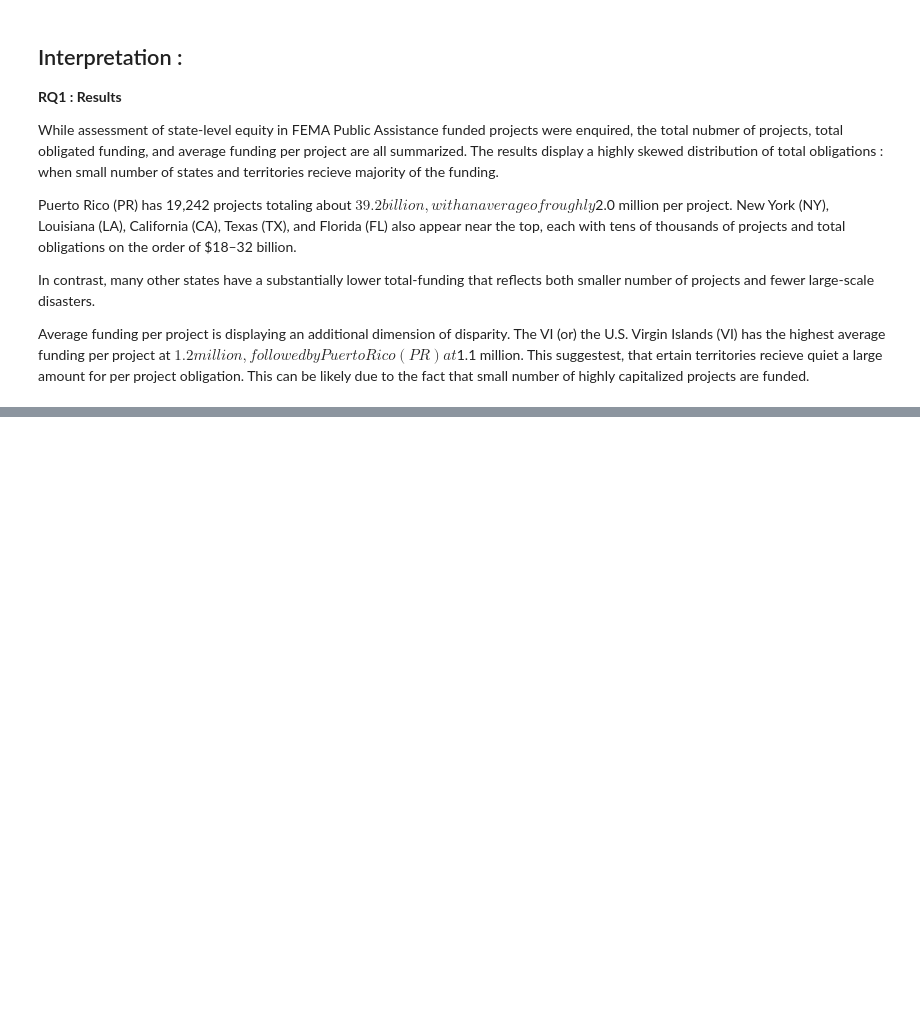
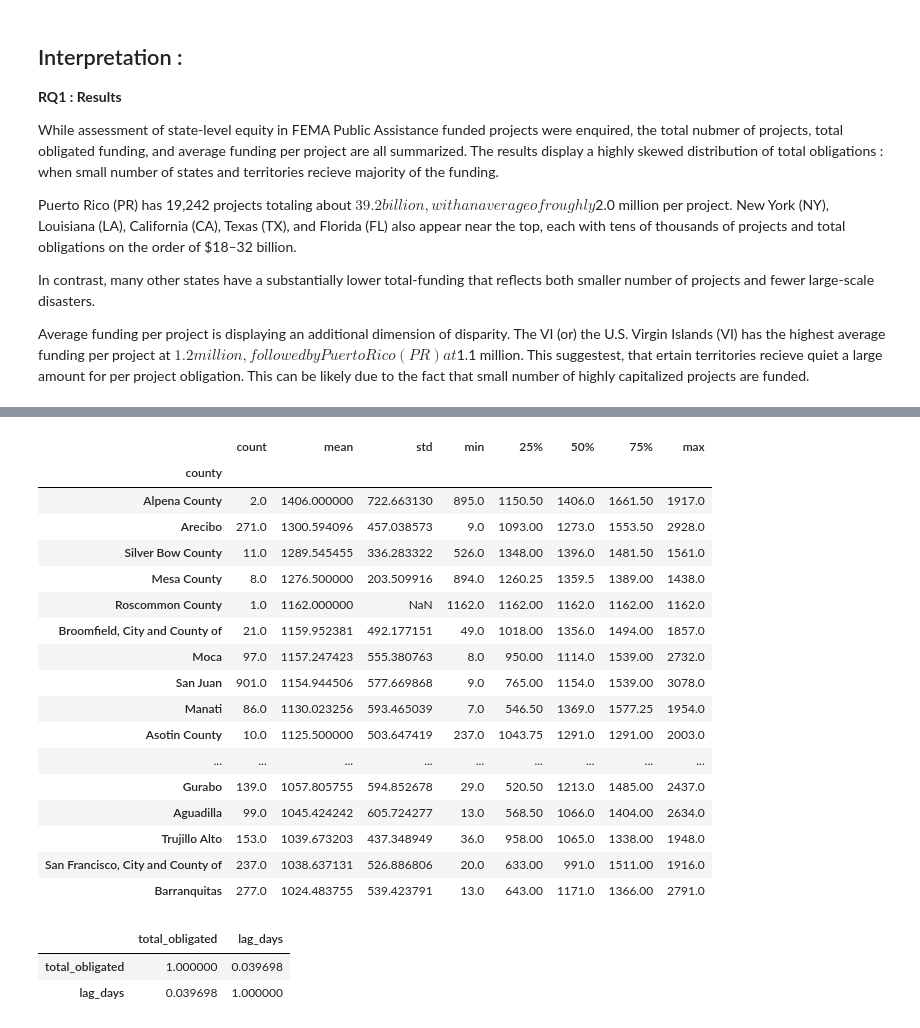
Before and after one commit to keerthanyaa/AIT582-Project-Fall25-DREAM, a Jupyter notebook: notebooks/0-Prelim-Analysis.ipynb, the cells around one changed output, grey strips where cells are left out. Saved outputs shown, nothing was run; the diff lists cells and outputs as text; code cells hidden in the pictures; blank space fills up the shorter version.

```diff
--- a/notebooks/0-Prelim-Analysis.ipynb
+++ b/notebooks/0-Prelim-Analysis.ipynb
@@ -548,0 +765,32 @@ Average funding per project is displaying an additional dimension of disparity.
+# %%
+lag_by_county = (
+    df_clean.groupby("county")["lag_days"]
+            .describe()
+            .sort_values("mean", ascending=False)
+)
+lag_by_county.head(20)
+# %% [output]
+|  | count | mean | std | min | 25% | 50% | 75% | max |
+| county |  |  |  |  |  |  |  |  |
+| Alpena County | 2.0 | 1406.000000 | 722.663130 | 895.0 | 1150.50 | 1406.0 | 1661.50 | 1917.0 |
+| Arecibo | 271.0 | 1300.594096 | 457.038573 | 9.0 | 1093.00 | 1273.0 | 1553.50 | 2928.0 |
+| Silver Bow County | 11.0 | 1289.545455 | 336.283322 | 526.0 | 1348.00 | 1396.0 | 1481.50 | 1561.0 |
+| Mesa County | 8.0 | 1276.500000 | 203.509916 | 894.0 | 1260.25 | 1359.5 | 1389.00 | 1438.0 |
+| Roscommon County | 1.0 | 1162.000000 | NaN | 1162.0 | 1162.00 | 1162.0 | 1162.00 | 1162.0 |
+| Broomfield, City and County of | 21.0 | 1159.952381 | 492.177151 | 49.0 | 1018.00 | 1356.0 | 1494.00 | 1857.0 |
+| Moca | 97.0 | 1157.247423 | 555.380763 | 8.0 | 950.00 | 1114.0 | 1539.00 | 2732.0 |
+| San Juan | 901.0 | 1154.944506 | 577.669868 | 9.0 | 765.00 | 1154.0 | 1539.00 | 3078.0 |
+| Manati | 86.0 | 1130.023256 | 593.465039 | 7.0 | 546.50 | 1369.0 | 1577.25 | 1954.0 |
+| Asotin County | 10.0 | 1125.500000 | 503.647419 | 237.0 | 1043.75 | 1291.0 | 1291.00 | 2003.0 |
+| ... | ... | ... | ... | ... | ... | ... | ... | ... |
+| Gurabo | 139.0 | 1057.805755 | 594.852678 | 29.0 | 520.50 | 1213.0 | 1485.00 | 2437.0 |
+| Aguadilla | 99.0 | 1045.424242 | 605.724277 | 13.0 | 568.50 | 1066.0 | 1404.00 | 2634.0 |
+| Trujillo Alto | 153.0 | 1039.673203 | 437.348949 | 36.0 | 958.00 | 1065.0 | 1338.00 | 1948.0 |
+| San Francisco, City and County of | 237.0 | 1038.637131 | 526.886806 | 20.0 | 633.00 | 991.0 | 1511.00 | 1916.0 |
+| Barranquitas | 277.0 | 1024.483755 | 539.423791 | 13.0 | 643.00 | 1171.0 | 1366.00 | 2791.0 |
+# %%
+df_clean[["total_obligated", "lag_days"]].corr()
+# %% [output]
+|  | total_obligated | lag_days |
+| total_obligated | 1.000000 | 0.039698 |
+| lag_days | 0.039698 | 1.000000 |
```
Also changed, not shown: parts of 25 cells of this notebook, 1 other file.
